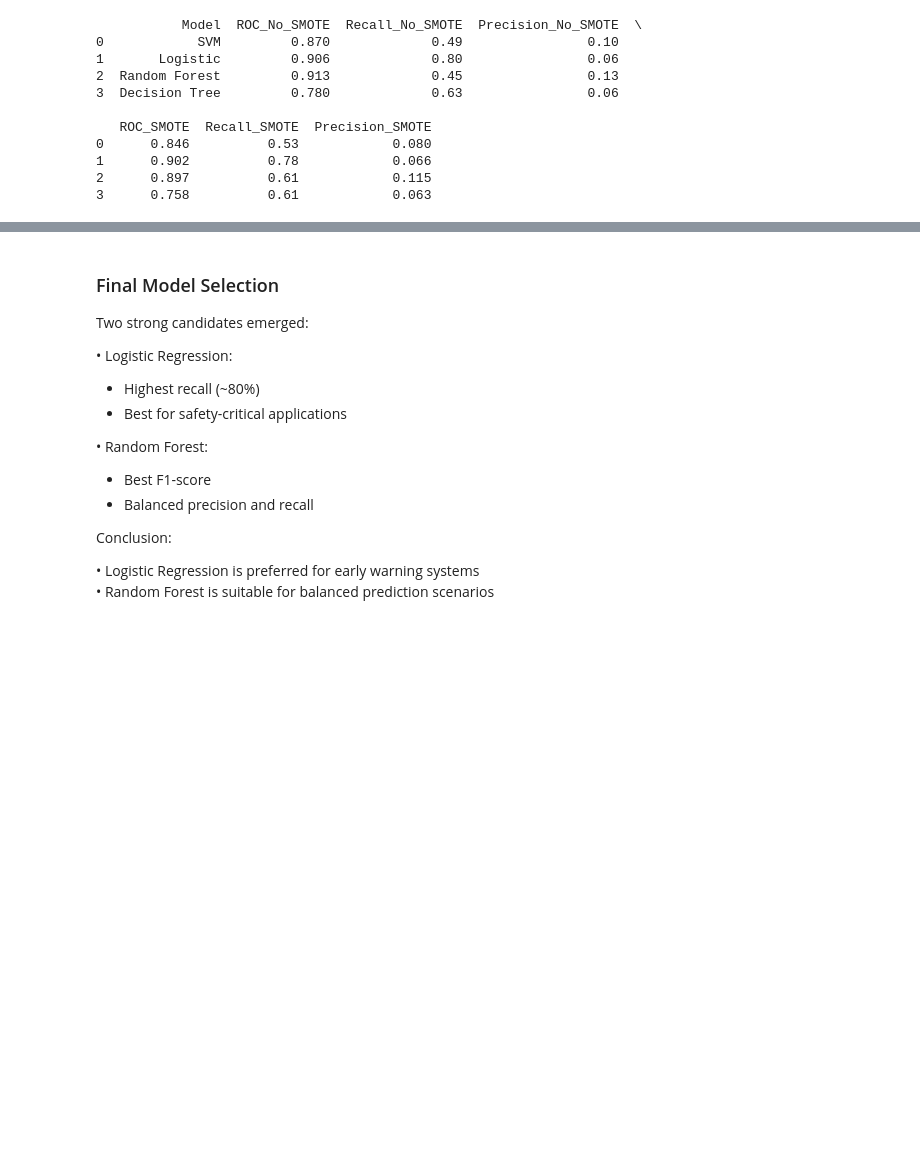
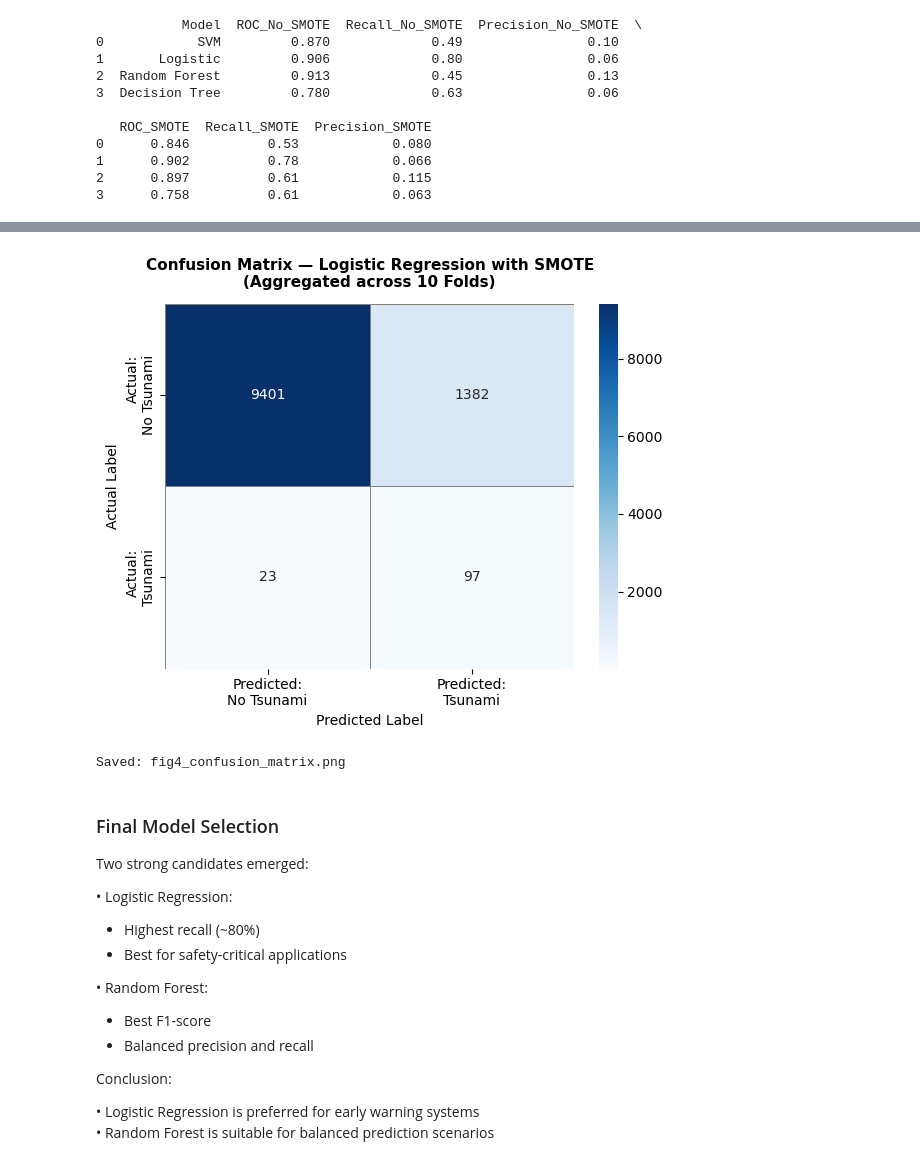
Before and after one commit to Chiragdhakad/tsunami-prediction-ml, a Jupyter notebook: tsunami_prediction_research_main.ipynb, the cells around one changed output, grey strips where cells are left out. Drawn from its saved outputs; the diff is of its cells as text; code cells hidden in the pictures; blank space fills up the shorter version.

```diff
--- a/tsunami_prediction_research_main.ipynb
+++ b/tsunami_prediction_research_main.ipynb
@@ -552,3 +552,7 @@ tsunami
 0    10783
 1      120
 Name: count, dtype: int64
+# %%
+X_main = X.copy()
+y_main = y.copy()
+print("Saved X_main and y_main — tsunami count:", y_main.value_counts()[1])
@@ -2074,0 +2091,70 @@ print(results)
+# %%
+# =========================================
+# Confusion Matrix — Logistic Regression with SMOTE
+# Using saved X_main and y_main (120 tsunami positives)
+# =========================================
+
+from sklearn.linear_model import LogisticRegression
+from sklearn.impute import SimpleImputer
+from sklearn.preprocessing import StandardScaler
+from sklearn.metrics import confusion_matrix
+from sklearn.model_selection import StratifiedKFold
+from imblearn.over_sampling import SMOTE
+import matplotlib.pyplot as plt
+import seaborn as sns
+
+print("Using y_main distribution:")
+print(y_main.value_counts())
+
+X_numeric = X_main.select_dtypes(include=['float64', 'int64'])
+
+skf = StratifiedKFold(n_splits=10, shuffle=True, random_state=42)
+
+all_y_true = []
+all_y_pred = []
+
+for train_idx, test_idx in skf.split(X_numeric, y_main):
+    X_train, X_test = X_numeric.iloc[train_idx], X_numeric.iloc[test_idx]
+    y_train, y_test = y_main.iloc[train_idx], y_main.iloc[test_idx]
+
+    imputer = SimpleImputer(strategy='median')
+    X_train_imp = imputer.fit_transform(X_train)
+    X_test_imp  = imputer.transform(X_test)
+
+    scaler = StandardScaler()
+    X_train_sc = scaler.fit_transform(X_train_imp)
+    X_test_sc  = scaler.transform(X_test_imp)
+
+    sm = SMOTE(random_state=42)
+    X_res, y_res = sm.fit_resample(X_train_sc, y_train)
+
+    model = LogisticRegression(max_iter=1000, class_weight='balanced', random_state=42)
+    model.fit(X_res, y_res)
+
+    y_pred = model.predict(X_test_sc)
+    all_y_true.extend(y_test)
+    all_y_pred.extend(y_pred)
+
+cm = confusion_matrix(all_y_true, all_y_pred)
+
+print(f"\nTN: {cm[0][0]}  FP: {cm[0][1]}")
+print(f"FN: {cm[1][0]}  TP: {cm[1][1]}")
+print(f"Total Tsunami: {cm[1][0] + cm[1][1]}")
+print(f"Recall: {cm[1][1] / (cm[1][0] + cm[1][1]):.3f}")
+
+fig, ax = plt.subplots(figsize=(6, 5))
+sns.heatmap(cm, annot=True, fmt='d', cmap='Blues',
+            xticklabels=['Predicted:\nNo Tsunami', 'Predicted:\nTsunami'],
+            yticklabels=['Actual:\nNo Tsunami', 'Actual:\nTsunami'],
+            linewidths=0.5, linecolor='gray', ax=ax)
+
+ax.set_title('Confusion Matrix — Logistic Regression with SMOTE\n(Aggregated across 10 Folds)',
+             fontsize=11, fontweight='bold', pad=12)
+ax.set_ylabel('Actual Label', fontsize=10)
+ax.set_xlabel('Predicted Label', fontsize=10)
+
+plt.tight_layout()
+plt.savefig('fig4_confusion_matrix.png', dpi=300, bbox_inches='tight')
+plt.show()
+print("Saved: fig4_confusion_matrix.png")
+# %% [output]
@@ -2075,3 +2171,5 @@ print(results)
+[figure, added]
+Saved: fig4_confusion_matrix.png
 # %% [markdown]
 ### Final Model Selection
 
```
Also changed, not shown: parts of 20 cells of this notebook.
